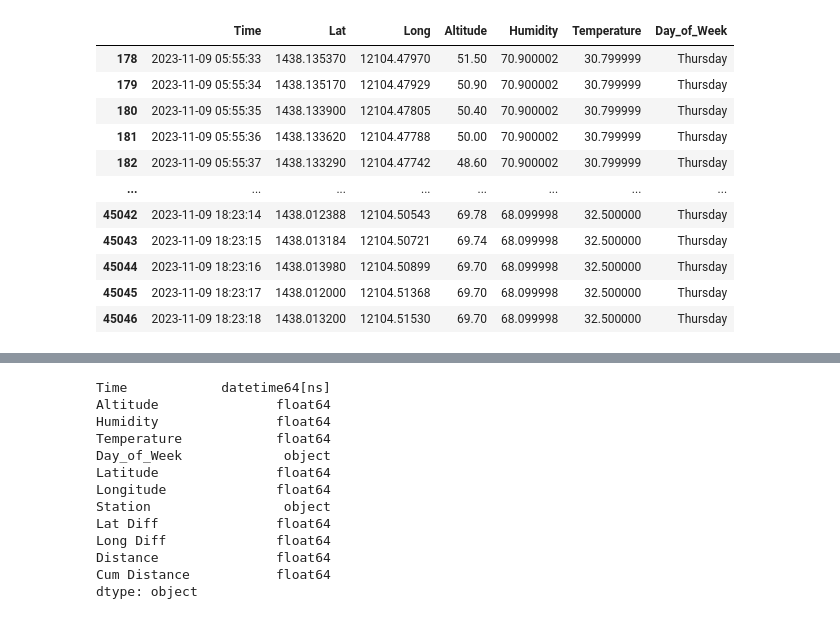
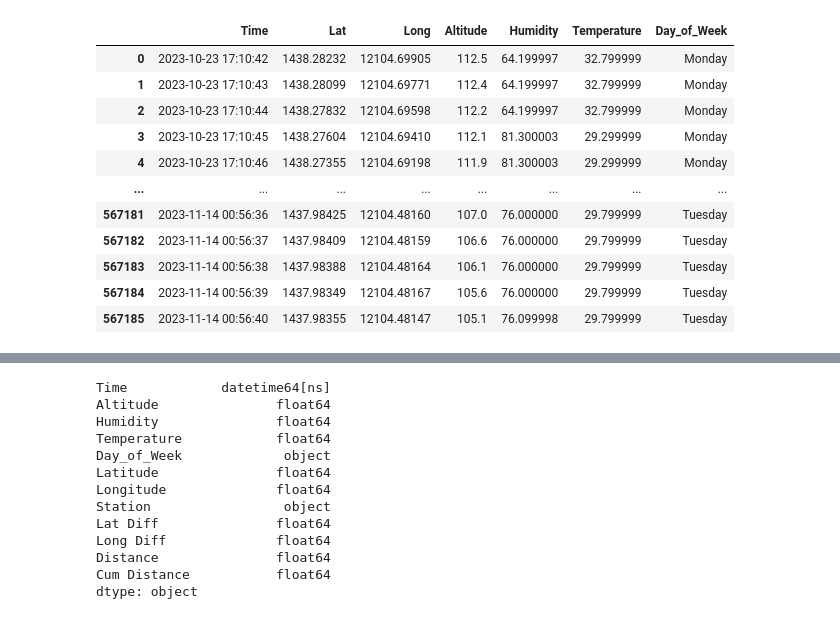
Before and after one commit to CSfromCS/VHS-Thesis, a Jupyter notebook: Data Preprocessing/DataProcessor.ipynb, the cells around one changed output, grey strips where cells are left out. Cells and saved outputs as stored; diff of their text form; code cells hidden in the pictures.

Commit message:
Combined data

```diff
--- a/Data Preprocessing/DataProcessor.ipynb
+++ b/Data Preprocessing/DataProcessor.ipynb
@@ -81,43 +85,72 @@ station_coord_rects = {
 # %%
-# Get raw csv
-df = pd.read_csv('data_2023-11-09.csv')
-df.tail(10)
+# Create a list to hold the dataframes
+df_list = []
 
-df.columns = ['Type', 'Time', 'Lat', 'Long', 'Altitude', 'Humidity', 'Temperature']
-df.drop(columns='Type', inplace=True)
+for i in range(3):
+    i = i + 1
+    folder_path = os.path.join('E-Jeep Data', f"rpi{i}")
+    all_files = os.listdir(folder_path)
 
-# Drop rows with null at start and end
-df = df.loc[df.notnull().all(axis=1).argmax():]
+    # Filter out non-CSV files
+    csv_files = [f for f in all_files if f.endswith('.csv')]
 
-ids = df[df.notnull().all(axis=1)].index
-last_id = ids[-1]
+    for csv in csv_files:
+        file_path = os.path.join(folder_path, csv)
+        file_path
+        try:
+            # Try reading the file using default UTF-8 encoding
+            df = pd.read_csv(file_path)
+            df.tail(10)
 
-df = df.loc[:last_id]
+            df.columns = ['Type', 'Time', 'Lat', 'Long', 'Altitude', 'Humidity', 'Temperature']
+            df.drop(columns='Type', inplace=True)
 
-# Fix time to PHT
-df['Time'] = pd.to_datetime(df['Time'])
-df['Time'] = df['Time'].dt.tz_convert('+08:00')
-df['Time'] = pd.to_datetime(df['Time'].dt.strftime(f"{log_date} %H:%M:%S"))
+            # Drop rows with null at start and end
+            df = df.loc[df.notnull().all(axis=1).argmax():]
 
-# Add day of week
-df['Day_of_Week'] = df['Time'].dt.day_name()
+            ids = df[df.notnull().all(axis=1)].index
+            last_id = ids[-1]
 
-# Iterpolate values for NaN GPS values
-df['Lat'] = df['Lat'].interpolate(method='linear', limit_direction='both')
-df['Long'] = df['Long'].interpolate(method='linear', limit_direction='both')
-df['Altitude'] = df['Altitude'].interpolate(method='linear', limit_direction='both')
+            df = df.loc[:last_id]
 
+            # Fix time to PHT
+            log_date = os.path.basename(file_path).split('/')[-1]
+            df['Time'] = pd.to_datetime(df['Time'])
+            df['Time'] = df['Time'].dt.tz_convert('+08:00')
+            df['Time'] = pd.to_datetime(df['Time'].dt.strftime(f"{log_date[5:15]} %H:%M:%S"))
+
+            # Add day of week
+            df['Day_of_Week'] = df['Time'].dt.day_name()
+
+            # Iterpolate values for NaN GPS values
+            df['Lat'] = df['Lat'].astype(float).interpolate(method='linear', limit_direction='both')
+            df['Long'] = df['Long'].astype(float).interpolate(method='linear', limit_direction='both')
+            df['Altitude'] = df['Altitude'].astype(float).interpolate(method='linear', limit_direction='both')
+
+            df_list.append(df)
+        except UnicodeDecodeError:
+            try:
+                # If UTF-8 fails, try reading the file using UTF-16 encoding with tab separator
+                df = pd.read_csv(file_path, sep='\t', encoding='utf-16')
+                df_list.append(df)
+            except Exception as e:
+                print(f"Could not read file {csv} because of error: {e}")
+        except Exception as e:
+            print(f"Could not read file {csv} because of error: {e}")
+
+# Concatenate all data into one DataFrame
+df = pd.concat(df_list, ignore_index=True)
 df
 # %% [output]
 |  | Time | Lat | Long | Altitude | Humidity | Temperature | Day_of_Week |
-| 178 | 2023-11-09 05:55:33 | 1438.135370 | 12104.47970 | 51.50 | 70.900002 | 30.799999 | Thursday |
-| 179 | 2023-11-09 05:55:34 | 1438.135170 | 12104.47929 | 50.90 | 70.900002 | 30.799999 | Thursday |
-| 180 | 2023-11-09 05:55:35 | 1438.133900 | 12104.47805 | 50.40 | 70.900002 | 30.799999 | Thursday |
-| 181 | 2023-11-09 05:55:36 | 1438.133620 | 12104.47788 | 50.00 | 70.900002 | 30.799999 | Thursday |
-| 182 | 2023-11-09 05:55:37 | 1438.133290 | 12104.47742 | 48.60 | 70.900002 | 30.799999 | Thursday |
+| 0 | 2023-10-23 17:10:42 | 1438.28232 | 12104.69905 | 112.5 | 64.199997 | 32.799999 | Monday |
+| 1 | 2023-10-23 17:10:43 | 1438.28099 | 12104.69771 | 112.4 | 64.199997 | 32.799999 | Monday |
+| 2 | 2023-10-23 17:10:44 | 1438.27832 | 12104.69598 | 112.2 | 64.199997 | 32.799999 | Monday |
+| 3 | 2023-10-23 17:10:45 | 1438.27604 | 12104.69410 | 112.1 | 81.300003 | 29.299999 | Monday |
+| 4 | 2023-10-23 17:10:46 | 1438.27355 | 12104.69198 | 111.9 | 81.300003 | 29.299999 | Monday |
 | ... | ... | ... | ... | ... | ... | ... | ... |
-| 45042 | 2023-11-09 18:23:14 | 1438.012388 | 12104.50543 | 69.78 | 68.099998 | 32.500000 | Thursday |
-| 45043 | 2023-11-09 18:23:15 | 1438.013184 | 12104.50721 | 69.74 | 68.099998 | 32.500000 | Thursday |
-| 45044 | 2023-11-09 18:23:16 | 1438.013980 | 12104.50899 | 69.70 | 68.099998 | 32.500000 | Thursday |
-| 45045 | 2023-11-09 18:23:17 | 1438.012000 | 12104.51368 | 69.70 | 68.099998 | 32.500000 | Thursday |
-| 45046 | 2023-11-09 18:23:18 | 1438.013200 | 12104.51530 | 69.70 | 68.099998 | 32.500000 | Thursday |
+| 567181 | 2023-11-14 00:56:36 | 1437.98425 | 12104.48160 | 107.0 | 76.000000 | 29.799999 | Tuesday |
+| 567182 | 2023-11-14 00:56:37 | 1437.98409 | 12104.48159 | 106.6 | 76.000000 | 29.799999 | Tuesday |
+| 567183 | 2023-11-14 00:56:38 | 1437.98388 | 12104.48164 | 106.1 | 76.000000 | 29.799999 | Tuesday |
+| 567184 | 2023-11-14 00:56:39 | 1437.98349 | 12104.48167 | 105.6 | 76.000000 | 29.799999 | Tuesday |
+| 567185 | 2023-11-14 00:56:40 | 1437.98355 | 12104.48147 | 105.1 | 76.099998 | 29.799999 | Tuesday |
```
Also changed, not shown: parts of 9 cells of this notebook.
